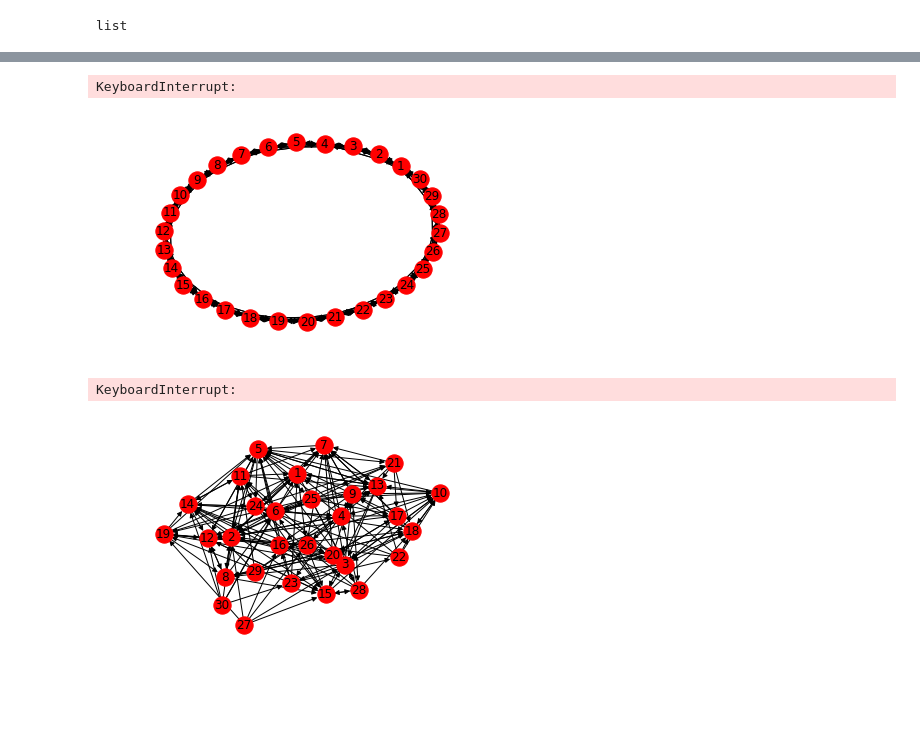
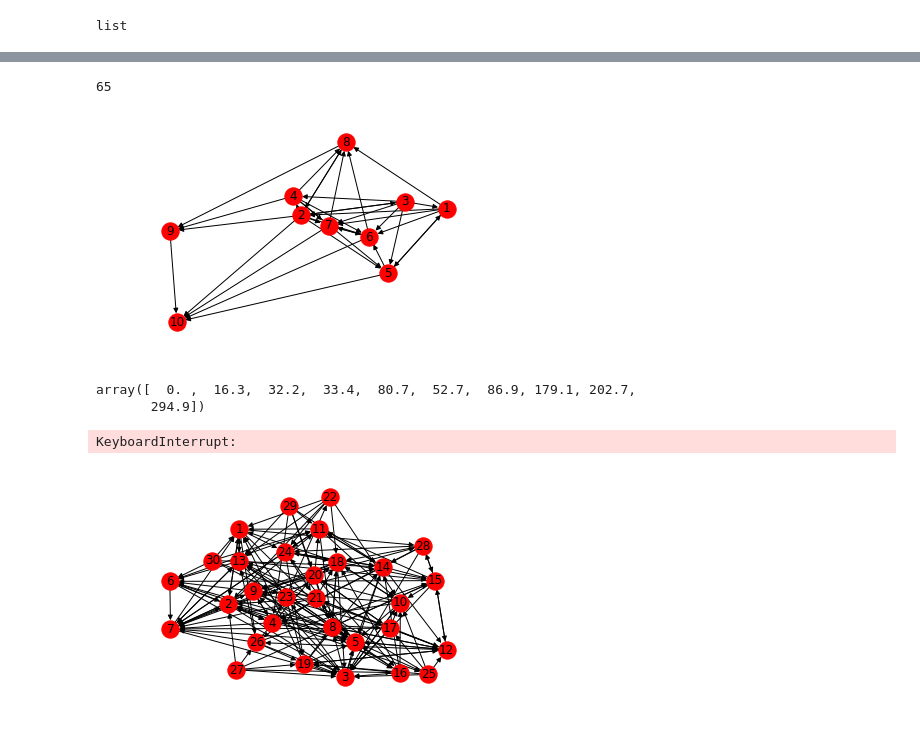
Before and after one commit to harangju/avalanche, a Jupyter notebook: metrics/graph/simple_cycles.ipynb, the cells around one changed output, grey strips where cells are left out. Drawn from its saved outputs; the diff is of its cells as text; code cells hidden in the pictures; blank space fills up the shorter version.

```diff
--- a/metrics/graph/simple_cycles.ipynb
+++ b/metrics/graph/simple_cycles.ipynb
@@ -18,7 +18,7 @@ nx.draw(G, with_labels=True)
 # %%
 import scipy.io as sio
 # %%
-mat = sio.loadmat('/Users/harangju/Developer/ws_c_2_p0_0.mat', squeeze_me = True)
+mat = sio.loadmat('/Users/harangju/Developer/i=5_2.mat', squeeze_me = True)
 edges = mat['e']
 weights = mat['w']
 G = nx.DiGraph(edges.tolist())
@@ -29,21 +29,43 @@ cycles = list(cycle_gen)
 len(cycles)
 # cycles
 # %% [output]
-KeyboardInterrupt:
+65
-[figure, old version]
+[figure, new version]
+# %%
+cycle_count = np.zeros((10, 10))
+for i in range(10):
+    for j in range(10):
+#         print(str(i) + ' ' + str(j))
+#         print('/Users/harangju/Developer/i=' + str(i+1) + '_' + str(j+1) + '.mat')
+        mat = sio.loadmat('/Users/harangju/Developer/i=' + str(i+1) + '_' + str(j+1) + '.mat', squeeze_me = True)
+        edges = mat['e']
+        weights = mat['w']
+        G = nx.DiGraph(edges.tolist())
+#         plt.subplot()
+#         nx.draw(G, with_labels=True)
+        cycle_gen = nx.simple_cycles(G)
+        cycles = list(cycle_gen)
+        cycle_count[i,j] = len(cycles)
+#         print(cycle_count[i,j])
+# %%
+np.mean(cycle_count,1)
+# np.std(cycle_count,1)
+# %% [output]
+array([  0. ,  16.3,  32.2,  33.4,  80.7,  52.7,  86.9, 179.1, 202.7,
+       294.9])
 # %%
-mat = sio.loadmat('/Users/harangju/Developer/ws_c_2_p1_0.mat', squeeze_me = True)
+mat = sio.loadmat('/Users/harangju/Developer/matlab.mat', squeeze_me = True)
 edges = mat['e']
 weights = mat['w']
 G = nx.DiGraph(edges.tolist())
 plt.subplot()
-nx.draw(G, with_labels=True)t
+nx.draw(G, with_labels=True)
 cycle_gen = nx.simple_cycles(G)
 cycles = list(cycle_gen)
 len(cycles)
 # %% [output]
 KeyboardInterrupt:
-[figure, old version]
+[figure, new version]
 # %%
 # find weights of cycles
 cycle_weights = np.ones((len(cycles),1))
```
Also changed, not shown: parts of 1 cell of this notebook, 2 other files.
